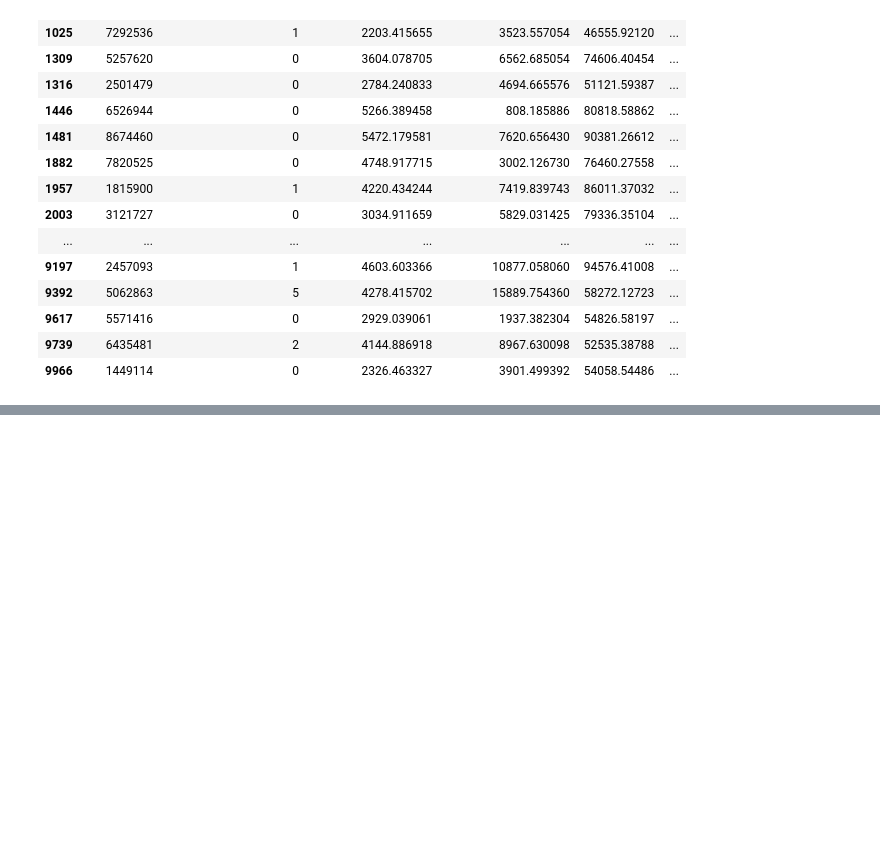
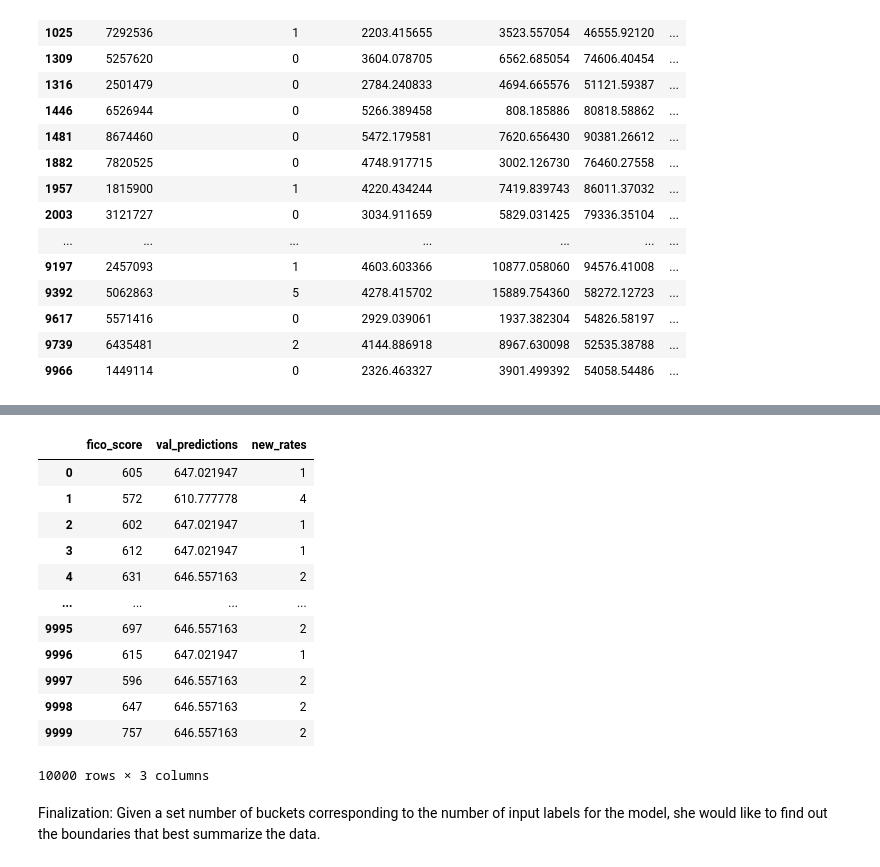
Before and after one commit to dudukels/Quant_Projects_Portfolio, a Jupyter notebook: JPMorgan - Quant Research/Task 4/Task 4_JPKD.ipynb, the cells around one changed output, grey strips where cells are left out. Saved outputs shown, nothing was run; the diff lists cells and outputs as text; code cells hidden in the pictures; blank space fills up the shorter version.

```diff
--- a/JPMorgan - Quant Research/Task 4/Task 4_JPKD.ipynb
+++ b/JPMorgan - Quant Research/Task 4/Task 4_JPKD.ipynb
@@ -210,0 +296,6 @@ Quantized values: [2.3, 6.1, 6.1, 2.3, 6.1]
+# %%
+# convert val_predictions to the new rating using the vectorized lambda function
+
+new_rate_ser = pd.Series(data=val_predictions_rounded).apply(new_rate) # apply() can only work for series?
+
+new_rate_ser
@@ -210,0 +315,3 @@ Quantized values: [2.3, 6.1, 6.1, 2.3, 6.1]
+# %%
+val_predictions_df = pd.DataFrame(data=val_predictions, columns=['val_predictions'])
+val_predictions_df
@@ -210,0 +332,4 @@ Quantized values: [2.3, 6.1, 6.1, 2.3, 6.1]
+# %%
+val_y_df = pd.DataFrame(data=val_y)
+
+val_y_df
@@ -210,0 +350,3 @@ Quantized values: [2.3, 6.1, 6.1, 2.3, 6.1]
+# %%
+new_rate_df = pd.DataFrame(data=new_rate_ser, columns=['new_rates'])
+new_rate_df
@@ -210,0 +367,21 @@ Quantized values: [2.3, 6.1, 6.1, 2.3, 6.1]
+# %%
+# compare y-test/val, val_predictions, new_rate_ser
+
+pd.concat([val_y_df, val_predictions_df, new_rate_df], axis=1)
+# %% [output]
+|  | fico_score | val_predictions | new_rates |
+| 0 | 605 | 647.021947 | 1 |
+| 1 | 572 | 610.777778 | 4 |
+| 2 | 602 | 647.021947 | 1 |
+| 3 | 612 | 647.021947 | 1 |
+| 4 | 631 | 646.557163 | 2 |
+| ... | ... | ... | ... |
+| 9995 | 697 | 646.557163 | 2 |
+| 9996 | 615 | 647.021947 | 1 |
+| 9997 | 596 | 646.557163 | 2 |
+| 9998 | 647 | 646.557163 | 2 |
+| 9999 | 757 | 646.557163 | 2 |
+10000 rows × 3 columns
+# %% [markdown]
+Finalization:
+Given a set number of buckets corresponding to the number of input labels for the model, she would like to find out the boundaries that best summarize the data.
```
Also changed, not shown: parts of 26 cells of this notebook.
